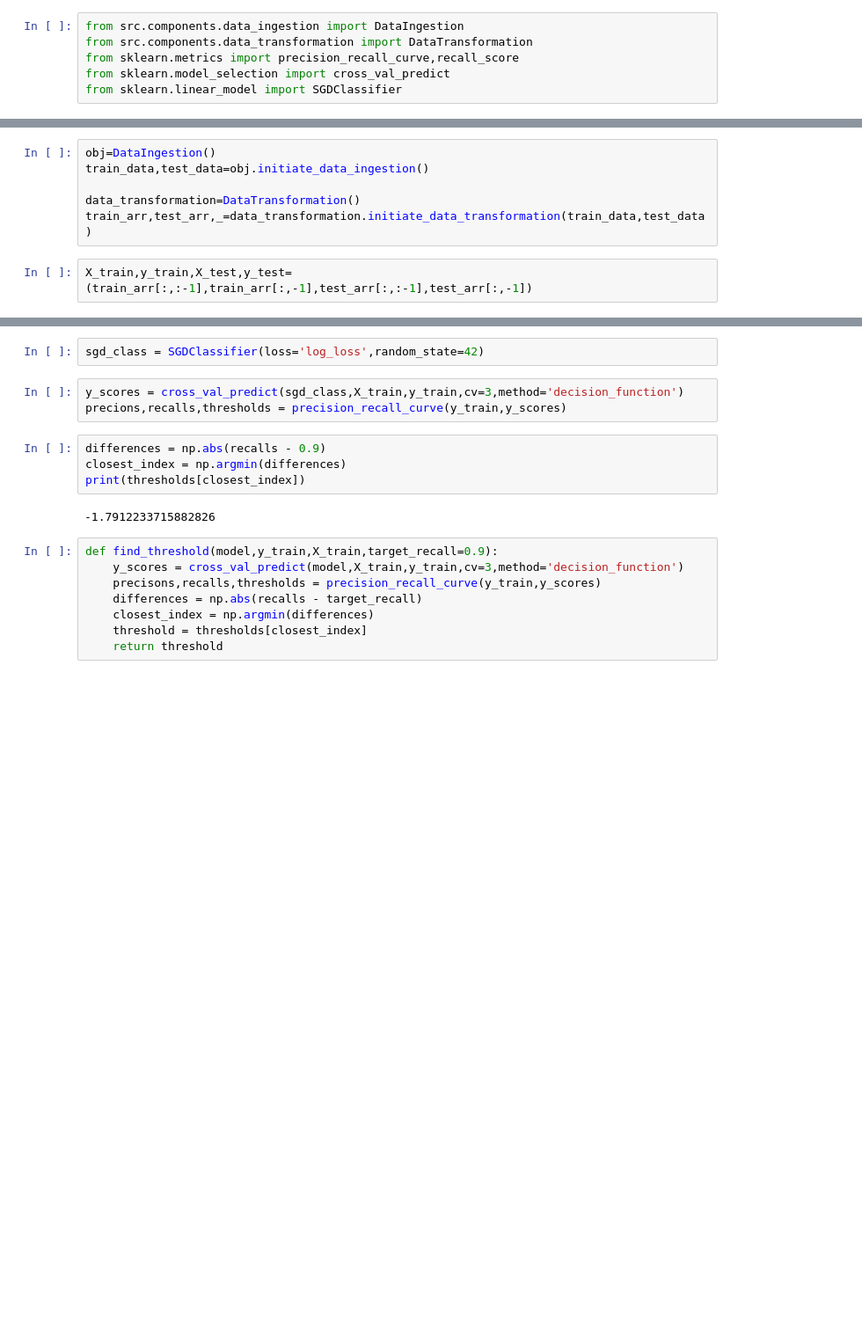
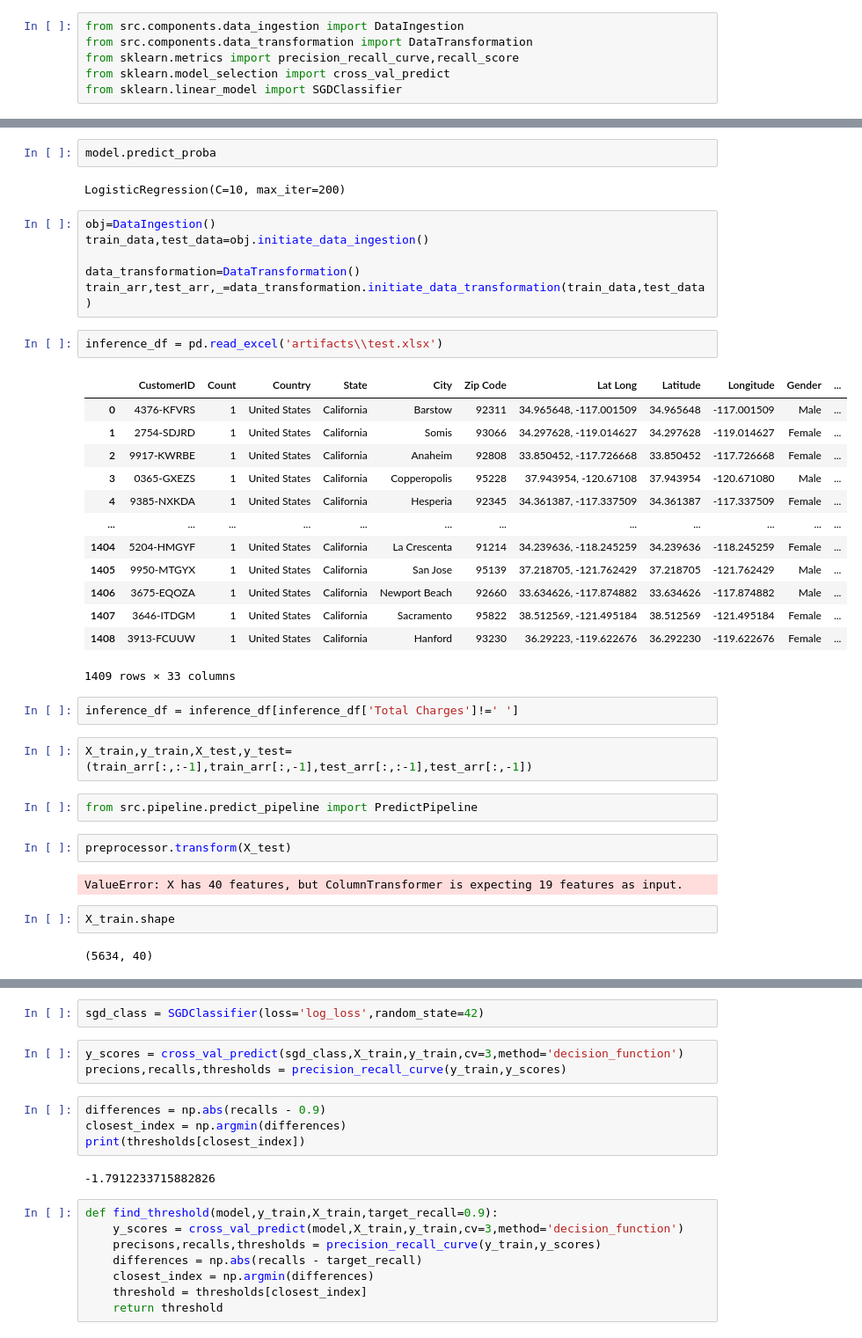
Before and after one commit to PaulRaffoul/churn_prediction, a Jupyter notebook: model_experiment.ipynb, the cells around one changed output, grey strips where cells are left out. Shown: that part at 88% size. Drawn from its saved outputs; the diff is of its cells as text; blank space fills up the shorter version.

Commit message:
initiale predict pipeline

```diff
--- a/model_experiment.ipynb
+++ b/model_experiment.ipynb
@@ -13,8 +28,40 @@ from sklearn.linear_model import SGDClassifier
+# %%
+model.predict_proba
+# %% [output]
+LogisticRegression(C=10, max_iter=200)
 # %%
 obj=DataIngestion()
 train_data,test_data=obj.initiate_data_ingestion()
 
 data_transformation=DataTransformation()
 train_arr,test_arr,_=data_transformation.initiate_data_transformation(train_data,test_data)
+# %%
+inference_df = pd.read_excel('artifacts\\test.xlsx')
+# %% [output]
+|  | CustomerID | Count | Country | State | City | Zip Code | Lat Long | Latitude | Longitude | Gender | ... |
+| 0 | 4376-KFVRS | 1 | United States | California | Barstow | 92311 | 34.965648, -117.001509 | 34.965648 | -117.001509 | Male | ... |
+| 1 | 2754-SDJRD | 1 | United States | California | Somis | 93066 | 34.297628, -119.014627 | 34.297628 | -119.014627 | Female | ... |
+| 2 | 9917-KWRBE | 1 | United States | California | Anaheim | 92808 | 33.850452, -117.726668 | 33.850452 | -117.726668 | Female | ... |
+| 3 | 0365-GXEZS | 1 | United States | California | Copperopolis | 95228 | 37.943954, -120.67108 | 37.943954 | -120.671080 | Male | ... |
+| 4 | 9385-NXKDA | 1 | United States | California | Hesperia | 92345 | 34.361387, -117.337509 | 34.361387 | -117.337509 | Female | ... |
+| ... | ... | ... | ... | ... | ... | ... | ... | ... | ... | ... | ... |
+| 1404 | 5204-HMGYF | 1 | United States | California | La Crescenta | 91214 | 34.239636, -118.245259 | 34.239636 | -118.245259 | Female | ... |
+| 1405 | 9950-MTGYX | 1 | United States | California | San Jose | 95139 | 37.218705, -121.762429 | 37.218705 | -121.762429 | Male | ... |
+| 1406 | 3675-EQOZA | 1 | United States | California | Newport Beach | 92660 | 33.634626, -117.874882 | 33.634626 | -117.874882 | Male | ... |
+| 1407 | 3646-ITDGM | 1 | United States | California | Sacramento | 95822 | 38.512569, -121.495184 | 38.512569 | -121.495184 | Female | ... |
+| 1408 | 3913-FCUUW | 1 | United States | California | Hanford | 93230 | 36.29223, -119.622676 | 36.292230 | -119.622676 | Female | ... |
+1409 rows × 33 columns
+# %%
+inference_df = inference_df[inference_df['Total Charges']!=' ']
 # %%
 X_train,y_train,X_test,y_test=(train_arr[:,:-1],train_arr[:,-1],test_arr[:,:-1],test_arr[:,-1])
+# %%
+from src.pipeline.predict_pipeline import PredictPipeline
+# %%
+preprocessor.transform(X_test)
+# %% [output]
+ValueError: X has 40 features, but ColumnTransformer is expecting 19 features as input.
+# %%
+X_train.shape
+# %% [output]
+(5634, 40)
```
Also changed, not shown: parts of 8 cells of this notebook, 6 other files.
